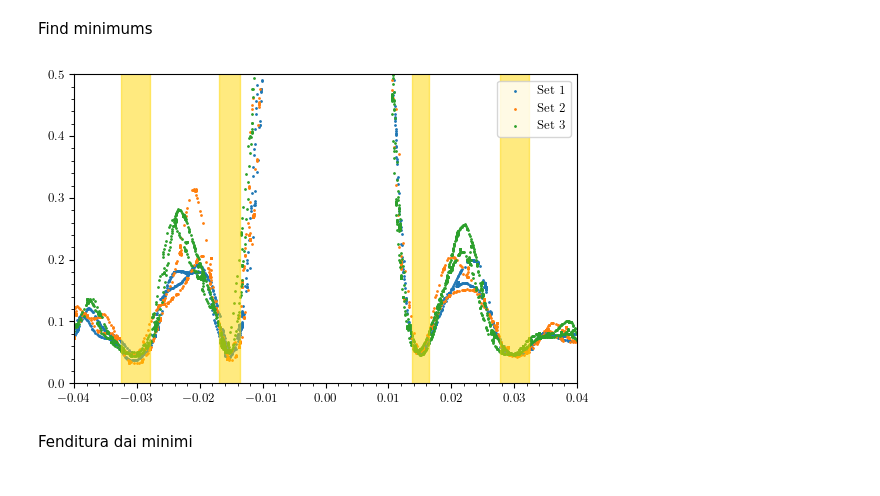
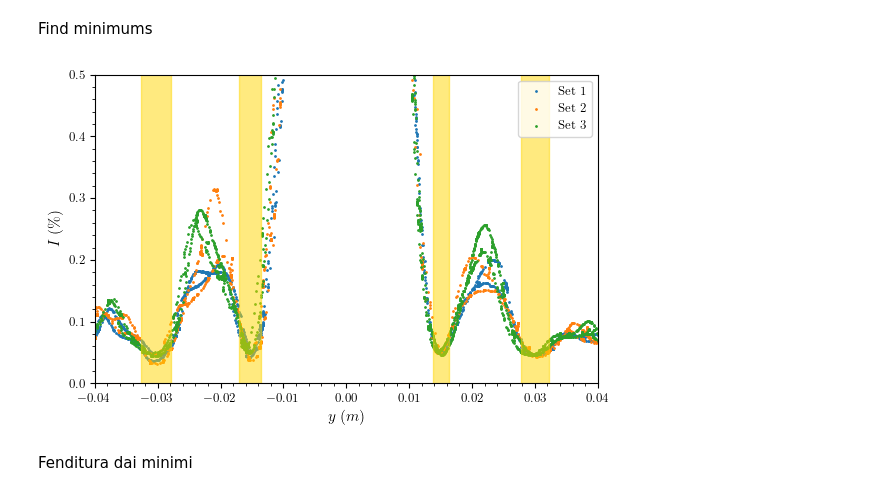
Before and after one commit to Vayxen/Lab2-Ottica-1, a Jupyter notebook: code/slit_0.04.ipynb, the cells around one changed output. Drawn from its saved outputs; the diff is of its cells as text; code cells hidden in the pictures.

```diff
--- a/code/slit_0.04.ipynb
+++ b/code/slit_0.04.ipynb
@@ -51,7 +51,7 @@ Center sets on 0
 # %%
 fig, ax = plt.subplots(1, 1)
 
-df = dfs[1]
+df = dfs[2]
 ax.scatter(df.y, df.I, s=1)
 
 ylim = ax.get_ylim()
@@ -80,32 +80,34 @@ Find minimums
 # %%
 fig, ax = plt.subplots(1, 1)
 
 for i, df in enumerate(dfs):
     ax.scatter(df.y, df.I, s=1, label=f"Set {i+1}")
 
 minimums = [
     [-0.0326, -0.0279],
     [-0.0170, -0.0136],
     [0.0138, 0.0164],
     [0.0278, 0.0323],
 ]
 
 ylim = ax.get_ylim()
 for minimum in minimums:
     ax.fill_betweenx(ylim, [minimum[0]]*2, [minimum[1]]*2, color="gold", alpha=0.5)
 
 # ax.fill_betweenx(ylim, [-0.0314]*2, [-0.0296]*2, color="gold", alpha=0.5)
 # ax.fill_betweenx(ylim, [-0.0160]*2, [-0.0148]*2, color="gold", alpha=0.5)
 # ax.fill_betweenx(ylim, [0.0144]*2,   [0.0154]*2, color="gold", alpha=0.5)
 # ax.fill_betweenx(ylim, [0.0288]*2,   [0.0308]*2, color="gold", alpha=0.5)
 ax.set_ylim(0, 0.5)
 ax.set_xlim(-0.04, 0.04)
 
+ax.set_xlabel(r"$y \; (m)$")
+ax.set_ylabel(r"$I \; (\%)$")
 ax.legend()
 
 fig.savefig(graph_path / f"min_{slit_name}.png")
 # %% [output]
-[figure, old version]
+[figure, new version]
 # %% [markdown]
 Fenditura dai minimi
 # %%
```
Also changed, not shown: parts of 10 cells of this notebook, 6 other files.
